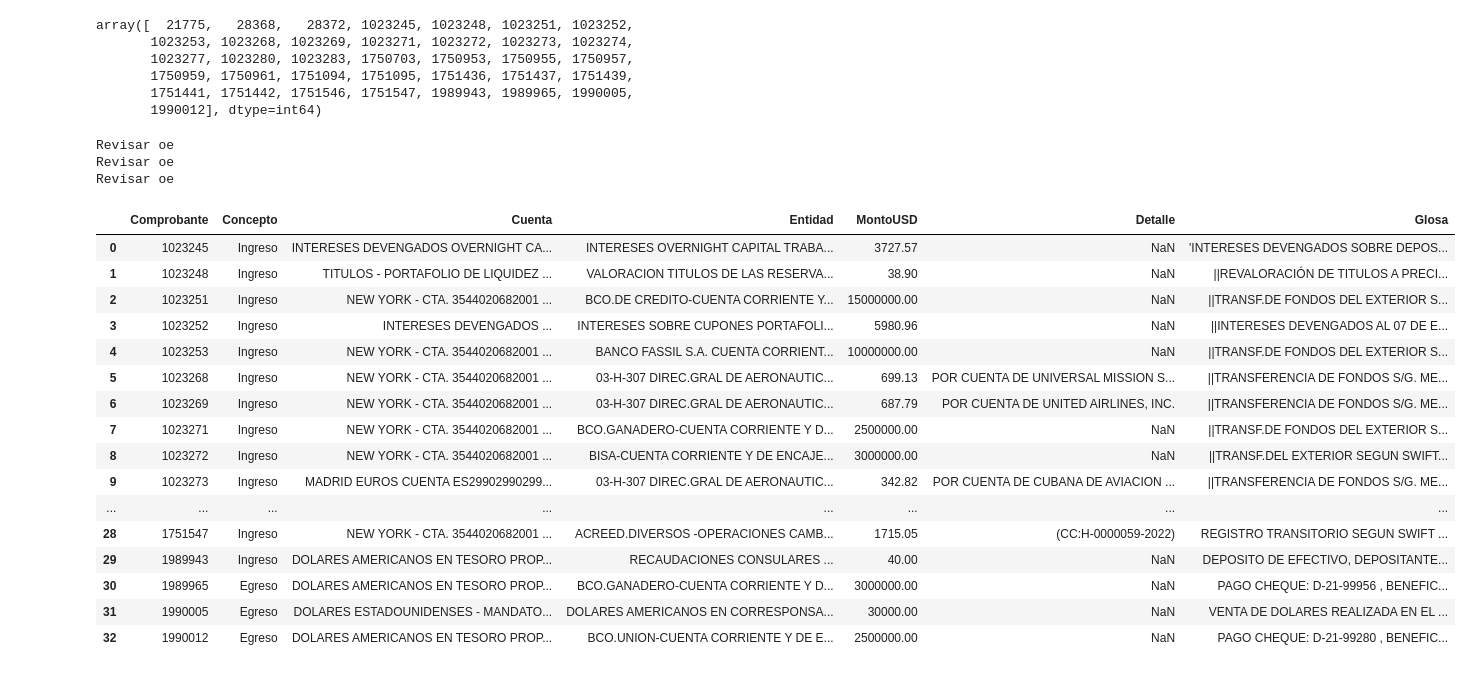
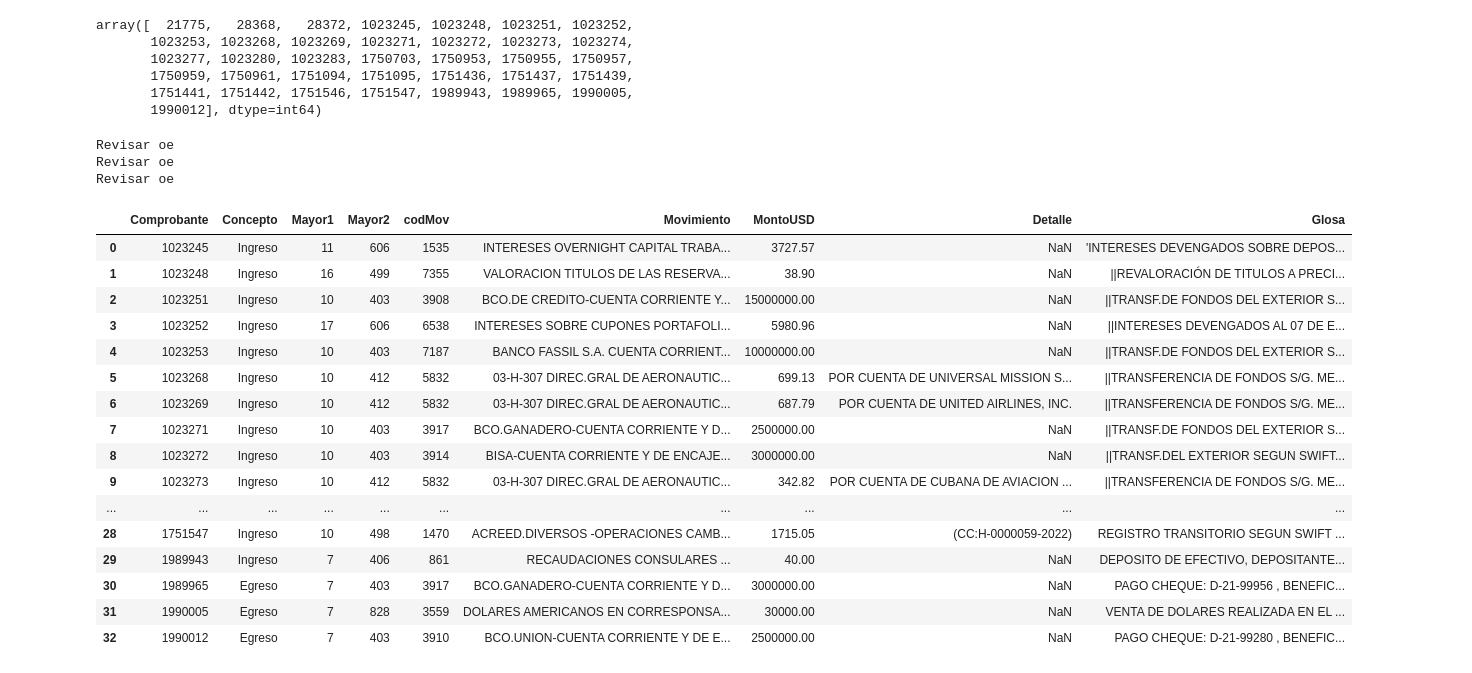
Before and after one commit to WilderGitHub/AppCambiaria, a Jupyter notebook: app/app.ipynb, the cells around one changed output. Cells and saved outputs as stored; diff of their text form; code cells hidden in the pictures.

```diff
--- a/app/app.ipynb
+++ b/app/app.ipynb
@@ -104,7 +104,7 @@ for q in range(len(aux1)):
     aux2 = bd[bd["comprobante"]==aux1[q]]
     aux2=aux2.reset_index(drop=True)
     data1=[]
-    columnas=["Comprobante","Concepto","Mayor","Cuenta","MN","Glosa","GlosaDetalle"]
+    columnas=["Comprobante","Concepto","Mayor","codMov","Movimiento","MN","Glosa","GlosaDetalle"]
     ###print("---", q, "-----")
     ###print(aux2.loc[:,["comprobante","mayor"]])
     ###print("-----")
@@ -115,8 +115,8 @@ for q in range(len(aux1)):
 
                     data1.append({
                         "Comprobante":aux2["comprobante"][i],"Concepto":aux2["dh"][i],
-                        "Cuenta":aux2["nomMov"][i],"Mayor":aux2["mayor"][i],"MN":aux2["mn"][i],
-                        "Glosa":aux2["glosa"][i],"GlosaDetalle":aux2["glosaRenglon"][i],
+                        "Mayor":aux2["mayor"][i],"codMov":aux2["codMov"][i],"Movimiento":aux2["nomMov"][i],
+                        "MN":aux2["mn"][i],"Glosa":aux2["glosa"][i],"GlosaDetalle":aux2["glosaRenglon"][i],
                                 })
                     #print(q)
                     pares=pd.DataFrame(data1,columns=columnas)
@@ -127,69 +127,71 @@ for q in range(len(aux1)):
     # reduce a una sola linea
 
     data2=[]
-    columnas=["Comprobante","Concepto","Cuenta","Entidad","MontoUSD","Detalle","Glosa"] #luego pones mas campos importantes
-    def llenarData(concepto,a,b,c):
+    columnas=["Comprobante","Concepto","Mayor1","Mayor2","codMov","Movimiento","MontoUSD","Detalle","Glosa"] #luego pones mas campos importantes
+    def llenarData(concepto,a,b):
         if concepto !="Neteo":
             data2.append({
-                     "Comprobante":pares["Comprobante"][a],"Concepto":concepto,"Cuenta":pares["Cuenta"][a],
-                     "Entidad":pares["Cuenta"][b],"MontoUSD":round(pares["MN"][a]/6.86,2), # 1000000,#/6,86
-                    "Detalle":pares["GlosaDetalle"][c],"Glosa":pares["Glosa"][0]
+                     "Comprobante":pares["Comprobante"][a],"Concepto":concepto,
+                    "Mayor1":pares["Mayor"][a],"Mayor2":pares["Mayor"][b],"codMov":pares["codMov"][b],
+                    "Movimiento":pares["Movimiento"][b],"MontoUSD":round(pares["MN"][a]/6.86,2),
+                    "Detalle":pares["GlosaDetalle"][b],"Glosa":pares["Glosa"][a]
                     })
         else:
             data2.append({
-                     "Comprobante":pares["Comprobante"][a],"Concepto":concepto,"Cuenta":pares["Cuenta"][a],
-                     "Entidad":pares["Cuenta"][b],"MontoUSD":0, # 1000000,#/6,86
-                    "Detalle":("±", round(pares["MN"][a]/6.86,2)),"Glosa":pares["Glosa"][0]
+                     "Comprobante":pares["Comprobante"][a],"Concepto":concepto,
+                    "Mayor1":pares["Mayor"][a],"Mayor2":pares["Mayor"][b],"codMov":pares["codMov"][b],
+                    "Movimiento":pares["Movimiento"][b],"MontoUSD":0,
+                    "Detalle":("±", round(pares["MN"][a]/6.86,2)),"Glosa":pares["Glosa"][a]
                     })
 
     if len(pares)>2:
         print("Revisar oe")
 
     #for i in salida.index:
     ##print("que pasa")
     if pares["Mayor"][0] in cuentas and pares["Mayor"][1] in cuentas:
         #print("Posible Neteo")
-        llenarData("Neteo",0,1,1)  ######## aqui ver para que el monto sea cero y que en el detalle salga el monto
+        llenarData("Neteo",0,1)  ######## aqui ver para que el monto sea cero y que en el detalle salga el monto
         unRegistro=pd.DataFrame(data2,columns=columnas)
     else:
         if pares["Mayor"][0] in cuentas and pares["Mayor"][1] not in cuentas and pares["Concepto"][0]=="D":
-            llenarData("Ingreso",0,1,1)
+            llenarData("Ingreso",0,1)
         if pares["Mayor"][0] in cuentas and pares["Mayor"][1] not in cuentas and pares["Concepto"][0]=="H":
-            llenarData("Egreso",0,1,1)
+            llenarData("Egreso",0,1)
         if pares["Mayor"][1] in cuentas and pares["Mayor"][0] not in cuentas and pares["Concepto"][1]=="D":
-            llenarData("Ingreso",1,0,0)
+            llenarData("Ingreso",1,0)
         if pares["Mayor"][1] in cuentas and pares["Mayor"][0] not in cuentas and pares["Concepto"][1]=="H":
-            llenarData("Egreso",1,0,0)
+            llenarData("Egreso",1,0)
 
         unRegistro=pd.DataFrame(data2,columns=columnas)
 
     ## print(pares)
     ##print("-------------------")
     ##print("======= consolidado ============")
     ##print(consolidado)
     #print("===================")
     consolidado=consolidado.append(unRegistro, ignore_index=True)
 
 consolidado
 #consolidado.to_excel("borrar.xlsx")
 # %% [output]
 Revisar oe
 Revisar oe
 Revisar oe
-|  | Comprobante | Concepto | Cuenta | Entidad | MontoUSD | Detalle | Glosa |
-| 0 | 1023245 | Ingreso | INTERESES DEVENGADOS OVERNIGHT CA... | INTERESES OVERNIGHT CAPITAL TRABA... | 3727.57 | NaN | 'INTERESES DEVENGADOS SOBRE DEPOS... |
-| 1 | 1023248 | Ingreso | TITULOS - PORTAFOLIO DE LIQUIDEZ ... | VALORACION TITULOS DE LAS RESERVA... | 38.90 | NaN | ||REVALORACIÓN DE TITULOS A PRECI... |
-| 2 | 1023251 | Ingreso | NEW YORK - CTA. 3544020682001 ... | BCO.DE CREDITO-CUENTA CORRIENTE Y... | 15000000.00 | NaN | ||TRANSF.DE FONDOS DEL EXTERIOR S... |
-| 3 | 1023252 | Ingreso | INTERESES DEVENGADOS ... | INTERESES SOBRE CUPONES PORTAFOLI... | 5980.96 | NaN | ||INTERESES DEVENGADOS AL 07 DE E... |
-| 4 | 1023253 | Ingreso | NEW YORK - CTA. 3544020682001 ... | BANCO FASSIL S.A. CUENTA CORRIENT... | 10000000.00 | NaN | ||TRANSF.DE FONDOS DEL EXTERIOR S... |
-| 5 | 1023268 | Ingreso | NEW YORK - CTA. 3544020682001 ... | 03-H-307 DIREC.GRAL DE AERONAUTIC... | 699.13 | POR CUENTA DE UNIVERSAL MISSION S... | ||TRANSFERENCIA DE FONDOS S/G. ME... |
-| 6 | 1023269 | Ingreso | NEW YORK - CTA. 3544020682001 ... | 03-H-307 DIREC.GRAL DE AERONAUTIC... | 687.79 | POR CUENTA DE UNITED AIRLINES, INC. | ||TRANSFERENCIA DE FONDOS S/G. ME... |
-| 7 | 1023271 | Ingreso | NEW YORK - CTA. 3544020682001 ... | BCO.GANADERO-CUENTA CORRIENTE Y D... | 2500000.00 | NaN | ||TRANSF.DE FONDOS DEL EXTERIOR S... |
-| 8 | 1023272 | Ingreso | NEW YORK - CTA. 3544020682001 ... | BISA-CUENTA CORRIENTE Y DE ENCAJE... | 3000000.00 | NaN | ||TRANSF.DEL EXTERIOR SEGUN SWIFT... |
-| 9 | 1023273 | Ingreso | MADRID EUROS CUENTA ES29902990299... | 03-H-307 DIREC.GRAL DE AERONAUTIC... | 342.82 | POR CUENTA DE CUBANA DE AVIACION ... | ||TRANSFERENCIA DE FONDOS S/G. ME... |
-| ... | ... | ... | ... | ... | ... | ... | ... |
-| 28 | 1751547 | Ingreso | NEW YORK - CTA. 3544020682001 ... | ACREED.DIVERSOS -OPERACIONES CAMB... | 1715.05 | (CC:H-0000059-2022) | REGISTRO TRANSITORIO SEGUN SWIFT ... |
-| 29 | 1989943 | Ingreso | DOLARES AMERICANOS EN TESORO PROP... | RECAUDACIONES CONSULARES ... | 40.00 | NaN | DEPOSITO DE EFECTIVO, DEPOSITANTE... |
-| 30 | 1989965 | Egreso | DOLARES AMERICANOS EN TESORO PROP... | BCO.GANADERO-CUENTA CORRIENTE Y D... | 3000000.00 | NaN | PAGO CHEQUE: D-21-99956 , BENEFIC... |
-| 31 | 1990005 | Egreso | DOLARES ESTADOUNIDENSES - MANDATO... | DOLARES AMERICANOS EN CORRESPONSA... | 30000.00 | NaN | VENTA DE DOLARES REALIZADA EN EL ... |
-| 32 | 1990012 | Egreso | DOLARES AMERICANOS EN TESORO PROP... | BCO.UNION-CUENTA CORRIENTE Y DE E... | 2500000.00 | NaN | PAGO CHEQUE: D-21-99280 , BENEFIC... |
+|  | Comprobante | Concepto | Mayor1 | Mayor2 | codMov | Movimiento | MontoUSD | Detalle | Glosa |
+| 0 | 1023245 | Ingreso | 11 | 606 | 1535 | INTERESES OVERNIGHT CAPITAL TRABA... | 3727.57 | NaN | 'INTERESES DEVENGADOS SOBRE DEPOS... |
+| 1 | 1023248 | Ingreso | 16 | 499 | 7355 | VALORACION TITULOS DE LAS RESERVA... | 38.90 | NaN | ||REVALORACIÓN DE TITULOS A PRECI... |
+| 2 | 1023251 | Ingreso | 10 | 403 | 3908 | BCO.DE CREDITO-CUENTA CORRIENTE Y... | 15000000.00 | NaN | ||TRANSF.DE FONDOS DEL EXTERIOR S... |
+| 3 | 1023252 | Ingreso | 17 | 606 | 6538 | INTERESES SOBRE CUPONES PORTAFOLI... | 5980.96 | NaN | ||INTERESES DEVENGADOS AL 07 DE E... |
+| 4 | 1023253 | Ingreso | 10 | 403 | 7187 | BANCO FASSIL S.A. CUENTA CORRIENT... | 10000000.00 | NaN | ||TRANSF.DE FONDOS DEL EXTERIOR S... |
+| 5 | 1023268 | Ingreso | 10 | 412 | 5832 | 03-H-307 DIREC.GRAL DE AERONAUTIC... | 699.13 | POR CUENTA DE UNIVERSAL MISSION S... | ||TRANSFERENCIA DE FONDOS S/G. ME... |
+| 6 | 1023269 | Ingreso | 10 | 412 | 5832 | 03-H-307 DIREC.GRAL DE AERONAUTIC... | 687.79 | POR CUENTA DE UNITED AIRLINES, INC. | ||TRANSFERENCIA DE FONDOS S/G. ME... |
+| 7 | 1023271 | Ingreso | 10 | 403 | 3917 | BCO.GANADERO-CUENTA CORRIENTE Y D... | 2500000.00 | NaN | ||TRANSF.DE FONDOS DEL EXTERIOR S... |
+| 8 | 1023272 | Ingreso | 10 | 403 | 3914 | BISA-CUENTA CORRIENTE Y DE ENCAJE... | 3000000.00 | NaN | ||TRANSF.DEL EXTERIOR SEGUN SWIFT... |
+| 9 | 1023273 | Ingreso | 10 | 412 | 5832 | 03-H-307 DIREC.GRAL DE AERONAUTIC... | 342.82 | POR CUENTA DE CUBANA DE AVIACION ... | ||TRANSFERENCIA DE FONDOS S/G. ME... |
+| ... | ... | ... | ... | ... | ... | ... | ... | ... | ... |
+| 28 | 1751547 | Ingreso | 10 | 498 | 1470 | ACREED.DIVERSOS -OPERACIONES CAMB... | 1715.05 | (CC:H-0000059-2022) | REGISTRO TRANSITORIO SEGUN SWIFT ... |
+| 29 | 1989943 | Ingreso | 7 | 406 | 861 | RECAUDACIONES CONSULARES ... | 40.00 | NaN | DEPOSITO DE EFECTIVO, DEPOSITANTE... |
+| 30 | 1989965 | Egreso | 7 | 403 | 3917 | BCO.GANADERO-CUENTA CORRIENTE Y D... | 3000000.00 | NaN | PAGO CHEQUE: D-21-99956 , BENEFIC... |
+| 31 | 1990005 | Egreso | 7 | 828 | 3559 | DOLARES AMERICANOS EN CORRESPONSA... | 30000.00 | NaN | VENTA DE DOLARES REALIZADA EN EL ... |
+| 32 | 1990012 | Egreso | 7 | 403 | 3910 | BCO.UNION-CUENTA CORRIENTE Y DE E... | 2500000.00 | NaN | PAGO CHEQUE: D-21-99280 , BENEFIC... |
```
